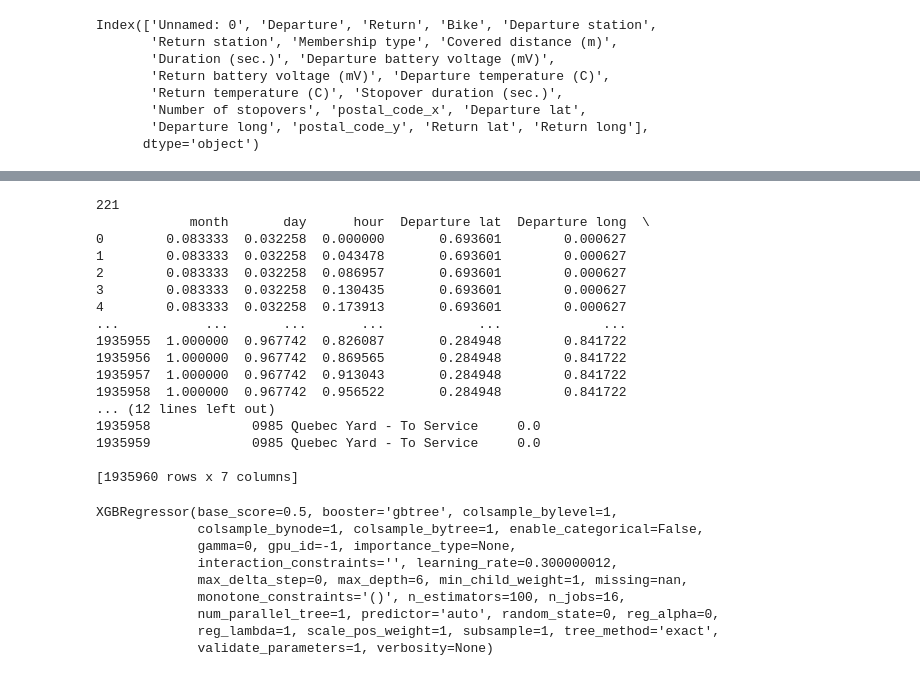
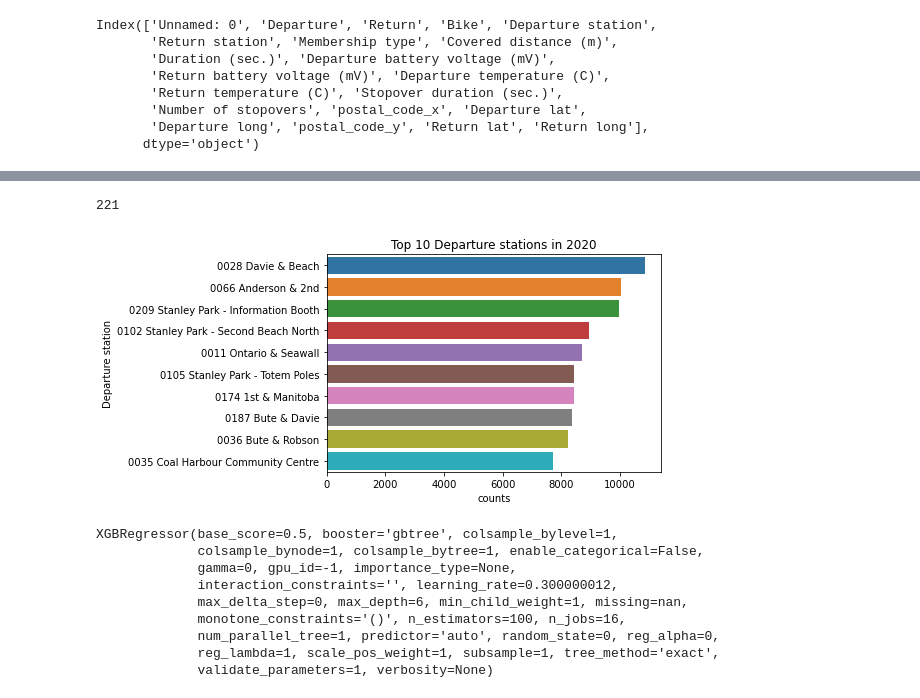
Before and after one commit to jefwang9/733_Final_Project, a Jupyter notebook: src/model.ipynb, the cells around one changed output, grey strips where cells are left out. Saved outputs shown, nothing was run; the diff lists cells and outputs as text; code cells hidden in the pictures.

```diff
--- a/src/model.ipynb
+++ b/src/model.ipynb
@@ -33,3 +33,12 @@ Index(['Unnamed: 0', 'Departure', 'Return', 'Bike', 'Departure station',
        'Number of stopovers', 'postal_code_x', 'Departure lat',
        'Departure long', 'postal_code_y', 'Return lat', 'Return long'],
       dtype='object')
+# %%
+# Preprocess for stations
+stations = data[["Departure lat", "Departure long", "Departure station"]].drop_duplicates()
+stations = stations.rename(columns={"Departure lat": "lat", "Departure long": "long", "Departure station": "station"})
+parks = pd.read_csv('../data/processed/parks.csv',index_col=0)
+population = pd.read_csv("../data/processed/population.csv")
+translink_stops = pd.read_csv("../data/processed/translink_stops.csv")
+
+print(stations)
@@ -35,0 +60,11 @@ Index(['Unnamed: 0', 'Departure', 'Return', 'Bike', 'Departure station',
+# %%
+from math import radians, cos, sin, asin, sqrt
+
+def haversine(lon1, lat1, lon2, lat2):
+    lon1, lat1, lon2, lat2 = map(radians, [lon1, lat1, lon2, lat2])
+    dlon = lon2 - lon1
+    dlat = lat2 - lat1
+    a = sin(dlat/2)**2 + cos(lat1) * cos(lat2) * sin(dlon/2)**2
+    c = 2 * asin(sqrt(a))
+    r = 6371
+    return c * r
@@ -36,56 +93,51 @@ Index(['Unnamed: 0', 'Departure', 'Return', 'Bike', 'Departure station',
 # %%
-stations = data[["Departure lat", "Departure long", "Departure station"]].drop_duplicates()
-max_lat, min_lat = stations["Departure lat"].max(), stations["Departure lat"].min()
-max_long, min_long = stations["Departure long"].max(), stations["Departure long"].min()
+# stations = data[["Departure lat", "Departure long", "Departure station"]].drop_duplicates()
+max_lat, min_lat = stations["lat"].max(), stations["lat"].min()
+max_long, min_long = stations["long"].max(), stations["long"].min()
 batch = stations.shape[0]
 print(batch)
 predict_data_departure = pd.DataFrame(data={
     "month": [],
     "day": [],
     "hour": [],
     "Departure lat": [],
-    "Departure long": []})
+    "Departure long": [],
+    "is_park": [],
+    "is_translink": [],
+    "Departure station": []})
 for row in stations.iterrows():
     time = pd.date_range('2020-01-01', periods=8760, freq='H')
 
     station_data = pd.DataFrame(data={"time": time})
     station_data["hour"] = station_data["time"].dt.hour
     station_data["day"] = station_data["time"].dt.day
     station_data["month"] = station_data["time"].dt.month
-    station_data["Departure lat"] = (row[1]["Departure lat"] - min_lat) / (max_lat - min_lat)
-    station_data["Departure long"] = (row[1]["Departure long"] - min_long) / (max_long - min_long)
-    station_data["Departure station"] = row[1]["Departure station"]
+    station_data["Departure lat"] = (row[1]["lat"] - min_lat) / (max_lat - min_lat)
+    station_data["Departure long"] = (row[1]["long"] - min_long) / (max_long - min_long)
+    station_data["Departure station"] = row[1]["station"]
+    station_data["is_park"] = row[1]["is_park"]
+    station_data["is_translink"] = row[1]["is_translink"]
     station_data = station_data.drop(columns=["time"])
 
     predict_data_departure = pd.concat([predict_data_departure, station_data])
 
-train_data = predict_data_departure.merge(counts_data[["month", "day", "hour", "Departure station", "counts"]], how="left", left_on=["month", "day", "hour", "Departure station"], right_on=["month", "day", "hour", "Departure station"])
+train_data = predict_data_departure.merge(counts_data_departure[["month", "day", "hour", "Departure station", "counts"]], how="left", left_on=["month", "day", "hour", "Departure station"], right_on=["month", "day", "hour", "Departure station"])
 train_data["counts"] = train_data["counts"].fillna(0)
+
+top_stations = train_data[["Departure station", "counts"]].groupby("Departure station").sum().reset_index()
+top_stations = top_stations.sort_values(by="counts", ascending= False).head(10)
+ax = sns.barplot(x="counts", y="Departure station", data=top_stations)
+ax.set(title='Top 10 Departure stations in 2020')
+
 train_data["month"] = train_data["month"] / 12
 train_data["day"] = train_data["day"] / 31
 train_data["hour"] = train_data["hour"] / 23
 # train_data = train_data.sort_values(by="Departure station")
-print(train_data)
 x = train_data[features_departure]
 y = train_data["counts"]
 # %% [output]
 221
-            month       day      hour  Departure lat  Departure long  \
-0        0.083333  0.032258  0.000000       0.693601        0.000627
-1        0.083333  0.032258  0.043478       0.693601        0.000627
-2        0.083333  0.032258  0.086957       0.693601        0.000627
-3        0.083333  0.032258  0.130435       0.693601        0.000627
-4        0.083333  0.032258  0.173913       0.693601        0.000627
-...           ...       ...       ...            ...             ...
-1935955  1.000000  0.967742  0.826087       0.284948        0.841722
-1935956  1.000000  0.967742  0.869565       0.284948        0.841722
-1935957  1.000000  0.967742  0.913043       0.284948        0.841722
-1935958  1.000000  0.967742  0.956522       0.284948        0.841722
-... (12 lines left out)
-1935958             0985 Quebec Yard - To Service     0.0
-1935959             0985 Quebec Yard - To Service     0.0
-
-[1935960 rows x 7 columns]
+[figure, added]
 # %%
 from xgboost import XGBRegressor
 model_departure = XGBRegressor()
```
Also changed, not shown: parts of 14 cells of this notebook.
